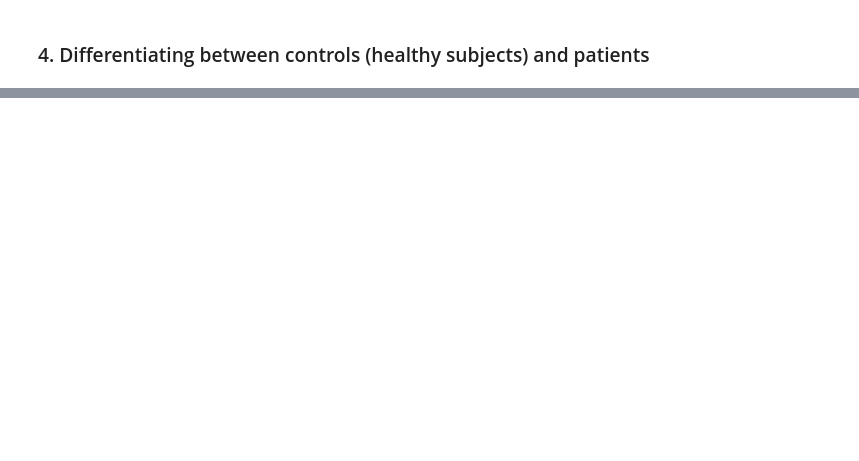
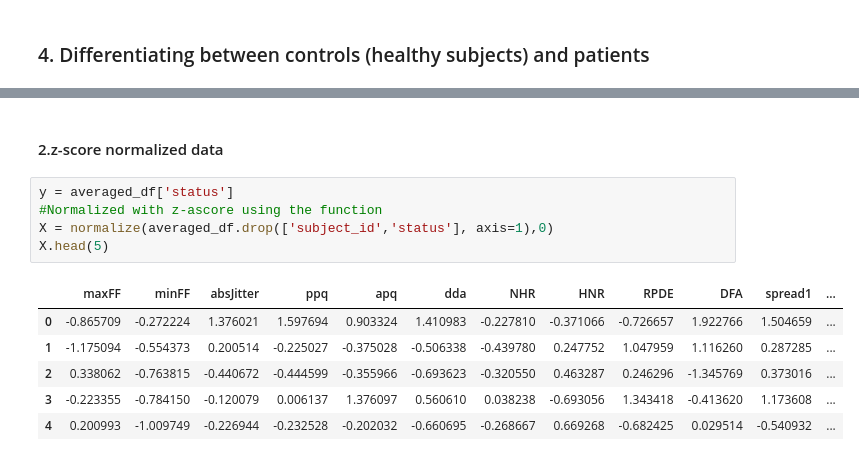
Before and after one commit to eliassanz01/LABSP, a Jupyter notebook: Collaborative coding.ipynb, the cells around one changed output, grey strips where cells are left out. Cells and saved outputs as stored; diff of their text form; blank space fills up the shorter version.

```diff
--- a/Collaborative coding.ipynb
+++ b/Collaborative coding.ipynb
@@ -250,0 +302,14 @@ KeyError: 'subject_id'
+# %% [markdown]
+#### 2.z-score normalized data
+# %%
+y = averaged_df['status']
+#Normalized with z-ascore using the function
+X = normalize(averaged_df.drop(['subject_id','status'], axis=1),0)
+X.head(5)
+# %% [output]
+|  | maxFF | minFF | absJitter | ppq | apq | dda | NHR | HNR | RPDE | DFA | spread1 | ... |
+| 0 | -0.865709 | -0.272224 | 1.376021 | 1.597694 | 0.903324 | 1.410983 | -0.227810 | -0.371066 | -0.726657 | 1.922766 | 1.504659 | ... |
+| 1 | -1.175094 | -0.554373 | 0.200514 | -0.225027 | -0.375028 | -0.506338 | -0.439780 | 0.247752 | 1.047959 | 1.116260 | 0.287285 | ... |
+| 2 | 0.338062 | -0.763815 | -0.440672 | -0.444599 | -0.355966 | -0.693623 | -0.320550 | 0.463287 | 0.246296 | -1.345769 | 0.373016 | ... |
+| 3 | -0.223355 | -0.784150 | -0.120079 | 0.006137 | 1.376097 | 0.560610 | 0.038238 | -0.693056 | 1.343418 | -0.413620 | 1.173608 | ... |
+| 4 | 0.200993 | -1.009749 | -0.226944 | -0.232528 | -0.202032 | -0.660695 | -0.268667 | 0.669268 | -0.682425 | 0.029514 | -0.540932 | ... |
```
Also changed, not shown: parts of 12 cells of this notebook, 1 other file.
